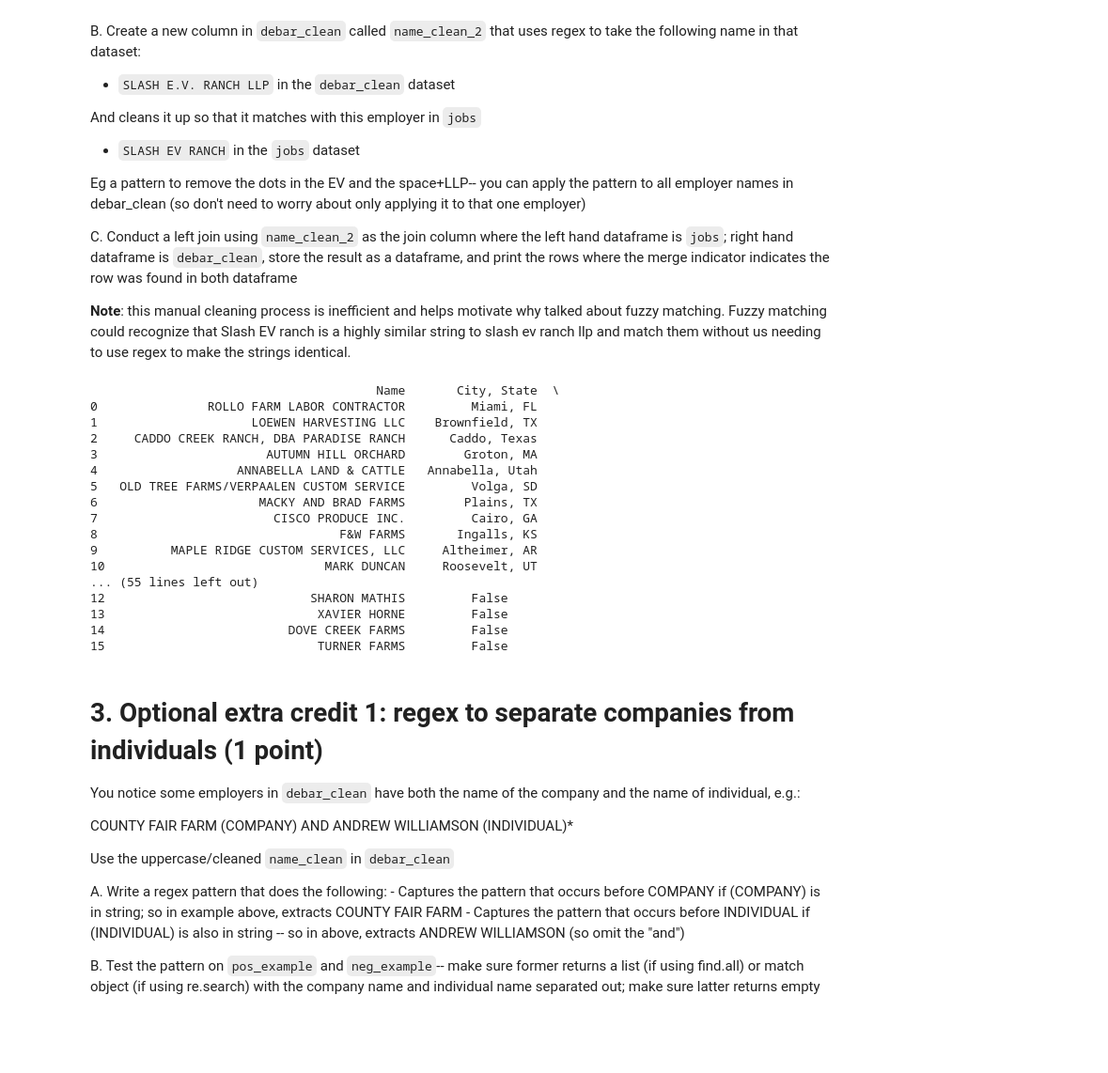
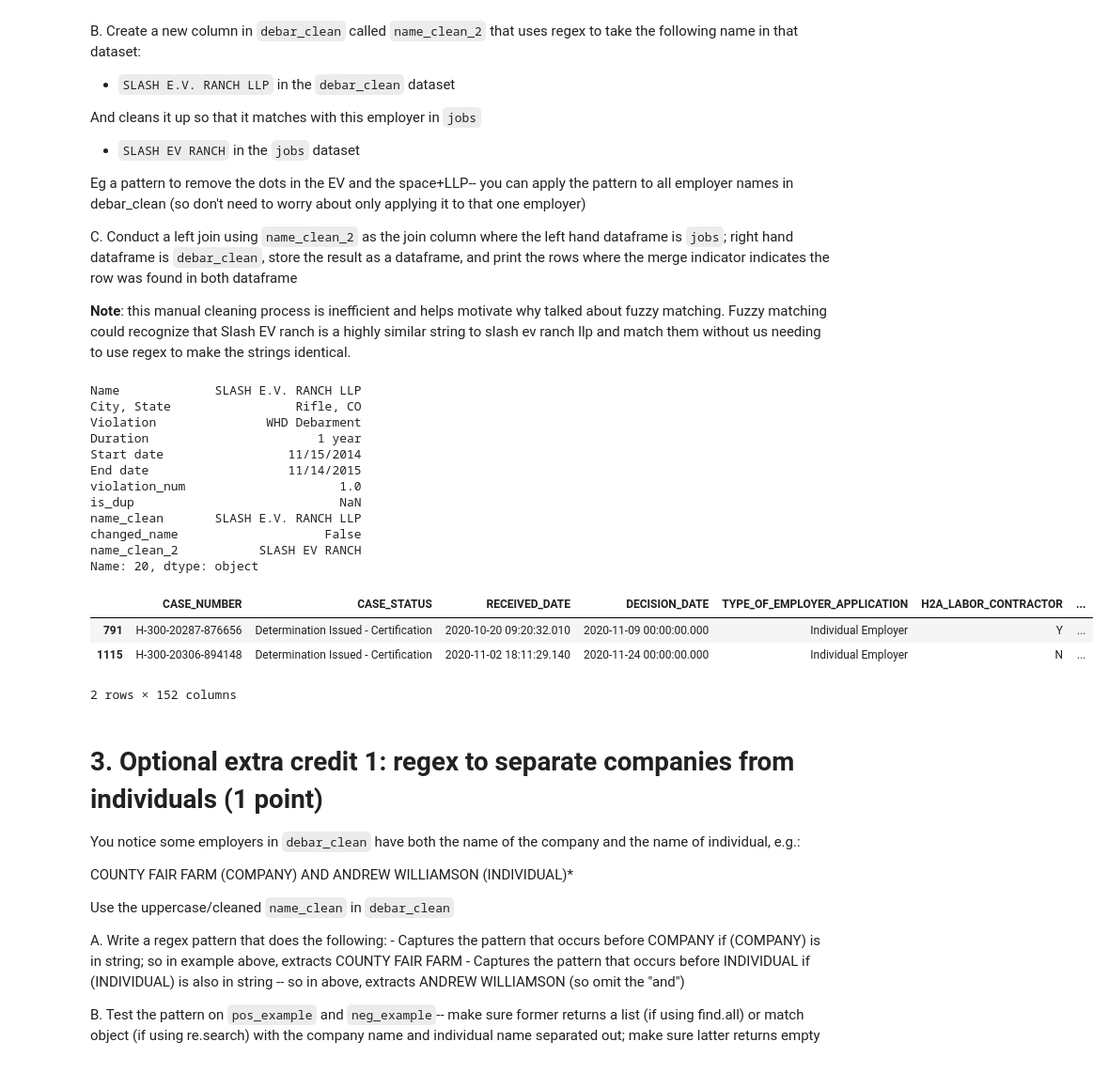
Before and after one commit to WillHubert/QSS20HW, a Jupyter notebook: code/pset2/QSS20 Downloads.ipynb, the cells around one changed output. Shown at 94% size. Cells and saved outputs as stored; diff of their text form; code cells hidden in the pictures; blank space fills up the shorter version.

```diff
--- a/code/pset2/QSS20 Downloads.ipynb
+++ b/code/pset2/QSS20 Downloads.ipynb
@@ -470,27 +458,35 @@ Eg a pattern to remove the dots in the EV and the space+LLP-- you can apply the
 C. Conduct a left join using `name_clean_2` as the join column where the left hand dataframe is `jobs`; right hand dataframe is `debar_clean`, store the result as a dataframe, and print the rows where the merge indicator indicates the row was found in both dataframe
 
 **Note**: this manual cleaning process is inefficient and helps motivate why talked about fuzzy matching. Fuzzy matching could recognize that Slash EV ranch is a highly similar string to slash ev ranch llp and match them without us needing to use regex to make the strings identical.
-# %%
-inner_clean = jobs_banned.merge(debar_clean, left_on='name_clean', right_on='name_clean', how='inner')
-print(debar_clean)
-# %% [output]
-                                       Name       City, State  \
-0               ROLLO FARM LABOR CONTRACTOR         Miami, FL
-1                     LOEWEN HARVESTING LLC    Brownfield, TX
-2     CADDO CREEK RANCH, DBA PARADISE RANCH      Caddo, Texas
-3                       AUTUMN HILL ORCHARD        Groton, MA
-4                   ANNABELLA LAND & CATTLE   Annabella, Utah
-5   OLD TREE FARMS/VERPAALEN CUSTOM SERVICE         Volga, SD
-6                      MACKY AND BRAD FARMS        Plains, TX
-7                        CISCO PRODUCE INC.         Cairo, GA
-8                                 F&W FARMS       Ingalls, KS
-9          MAPLE RIDGE CUSTOM SERVICES, LLC     Altheimer, AR
-10                              MARK DUNCAN     Roosevelt, UT
-... (55 lines left out)
-12                            SHARON MATHIS         False
-13                             XAVIER HORNE         False
-14                         DOVE CREEK FARMS         False
-15                             TURNER FARMS         False
+# %%
+inner_clean = jobs_banned.merge(debar_clean, left_on='name_clean', right_on='name_clean', how='inner')
+# the inner clean did not result in more employers
+
+slash_pattern = r' LLP|[\.]'
+
+debar_clean["name_clean_2"] = [re.sub(slash_pattern, "", employer) for employer in debar_clean.Name]
+
+debar_clean.loc[20]
+
+left_join = jobs_banned.merge(debar_clean, left_on='name_clean', right_on='name_clean_2', how='left', indicator = True)
+left_join[left_join["_merge"]=="both"]
+# %% [output]
+Name             SLASH E.V. RANCH LLP
+City, State                 Rifle, CO
+Violation               WHD Debarment
+Duration                       1 year
+Start date                 11/15/2014
+End date                   11/14/2015
+violation_num                     1.0
+is_dup                            NaN
+name_clean       SLASH E.V. RANCH LLP
+changed_name                    False
+name_clean_2           SLASH EV RANCH
+Name: 20, dtype: object
+|  | CASE_NUMBER | CASE_STATUS | RECEIVED_DATE | DECISION_DATE | TYPE_OF_EMPLOYER_APPLICATION | H2A_LABOR_CONTRACTOR | ... |
+| 791 | H-300-20287-876656 | Determination Issued - Certification | 2020-10-20 09:20:32.010 | 2020-11-09 00:00:00.000 | Individual Employer | Y | ... |
+| 1115 | H-300-20306-894148 | Determination Issued - Certification | 2020-11-02 18:11:29.140 | 2020-11-24 00:00:00.000 | Individual Employer | N | ... |
+2 rows × 152 columns
 # %% [markdown]
 # 3. Optional extra credit 1: regex to separate companies from individuals (1 point)
 
```
Also changed, not shown: parts of 13 cells of this notebook.
